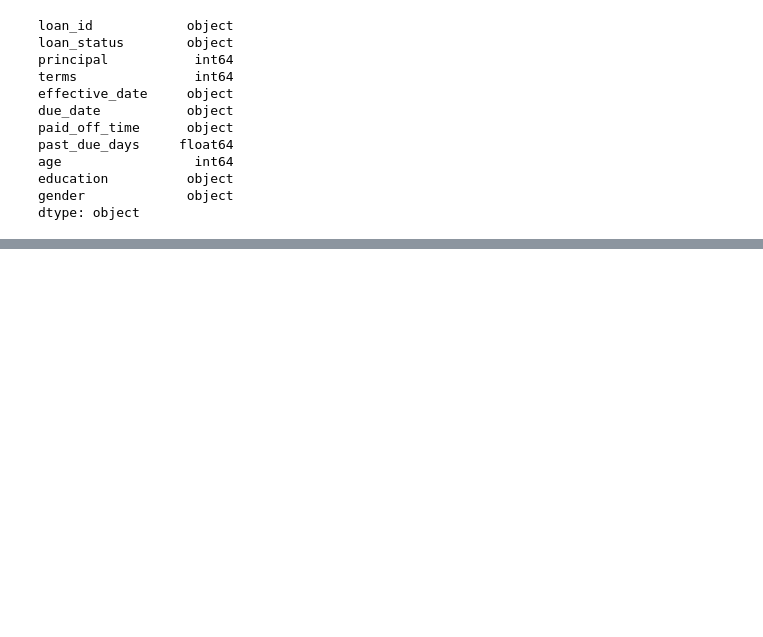
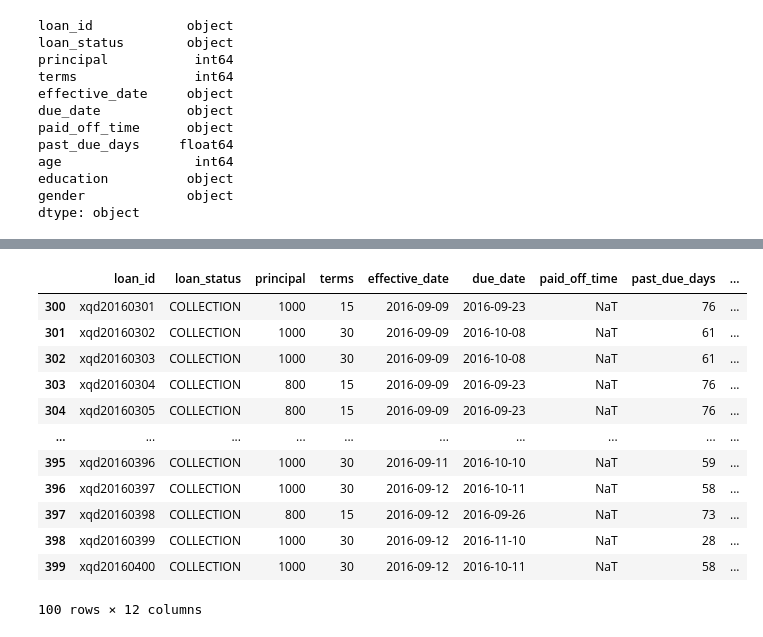
Before and after one commit to TelRich/Loan-Project, a Jupyter notebook: loan.ipynb, the cells around one changed output, grey strips where cells are left out. Saved outputs shown, nothing was run; the diff lists cells and outputs as text; code cells hidden in the pictures; blank space fills up the shorter version.

```diff
--- a/loan.ipynb
+++ b/loan.ipynb
@@ -108,0 +151,16 @@ Length: 500, dtype: bool
+# %%
+ln_data[ln_data['loan_status'] == 'COLLECTION']
+# %% [output]
+|  | loan_id | loan_status | principal | terms | effective_date | due_date | paid_off_time | past_due_days | ... |
+| 300 | xqd20160301 | COLLECTION | 1000 | 15 | 2016-09-09 | 2016-09-23 | NaT | 76 | ... |
+| 301 | xqd20160302 | COLLECTION | 1000 | 30 | 2016-09-09 | 2016-10-08 | NaT | 61 | ... |
+| 302 | xqd20160303 | COLLECTION | 1000 | 30 | 2016-09-09 | 2016-10-08 | NaT | 61 | ... |
+| 303 | xqd20160304 | COLLECTION | 800 | 15 | 2016-09-09 | 2016-09-23 | NaT | 76 | ... |
+| 304 | xqd20160305 | COLLECTION | 800 | 15 | 2016-09-09 | 2016-09-23 | NaT | 76 | ... |
+| ... | ... | ... | ... | ... | ... | ... | ... | ... | ... |
+| 395 | xqd20160396 | COLLECTION | 1000 | 30 | 2016-09-11 | 2016-10-10 | NaT | 59 | ... |
+| 396 | xqd20160397 | COLLECTION | 1000 | 30 | 2016-09-12 | 2016-10-11 | NaT | 58 | ... |
+| 397 | xqd20160398 | COLLECTION | 800 | 15 | 2016-09-12 | 2016-09-26 | NaT | 73 | ... |
+| 398 | xqd20160399 | COLLECTION | 1000 | 30 | 2016-09-12 | 2016-11-10 | NaT | 28 | ... |
+| 399 | xqd20160400 | COLLECTION | 1000 | 30 | 2016-09-12 | 2016-10-11 | NaT | 58 | ... |
+100 rows × 12 columns
```
Also changed, not shown: parts of 18 cells of this notebook, 1 other file.
